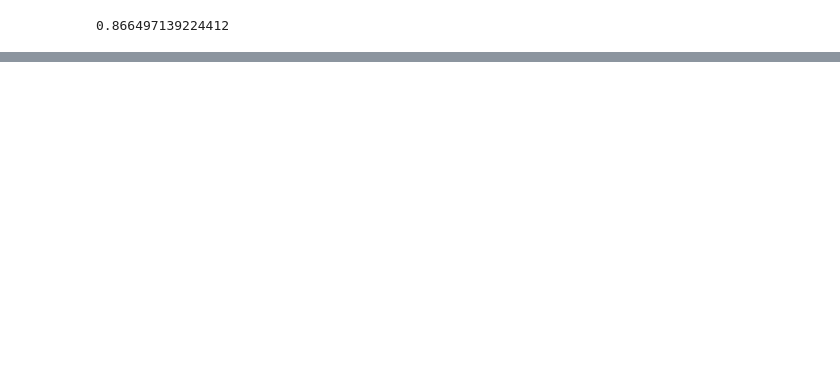
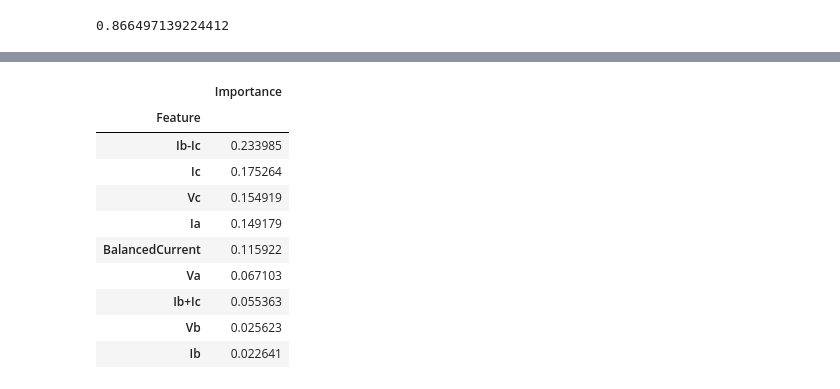
Before and after one commit to Yasir323/Electrical-Fault-detection-and-classification, a Jupyter notebook: Fault_classification.ipynb, the cells around one changed output, grey strips where cells are left out. Cells and saved outputs as stored; diff of their text form; code cells hidden in the pictures; blank space fills up the shorter version.

```diff
--- a/Fault_classification.ipynb
+++ b/Fault_classification.ipynb
@@ -267,3 +268,8 @@ pred = clf.predict(X_test)
 accuracy_score(y_test, pred)
 # %% [output]
 0.4291163382072473
+# %%
+log_clf = LogisticRegression(random_state=42, max_iter=1000)
+log_clf.fit(X_train, y_train)
+log_pred = log_clf.predict(X_test)
+print(f'Logistic Regression Accuracy: {accuracy_score(y_test, log_pred)}')
@@ -312,0 +353,16 @@ accuracy_score(y_test, tree_pred)
+# %%
+feature_importance = pd.DataFrame(feature_importance_dict, columns=['Feature', 'Importance'])
+feature_importance.set_index(['Feature'], inplace=True)
+feature_importance
+# %% [output]
+|  | Importance |
+| Feature |  |
+| Ib-Ic | 0.233985 |
+| Ic | 0.175264 |
+| Vc | 0.154919 |
+| Ia | 0.149179 |
+| BalancedCurrent | 0.115922 |
+| Va | 0.067103 |
+| Ib+Ic | 0.055363 |
+| Vb | 0.025623 |
+| Ib | 0.022641 |
```
Also changed, not shown: parts of 56 cells of this notebook.
